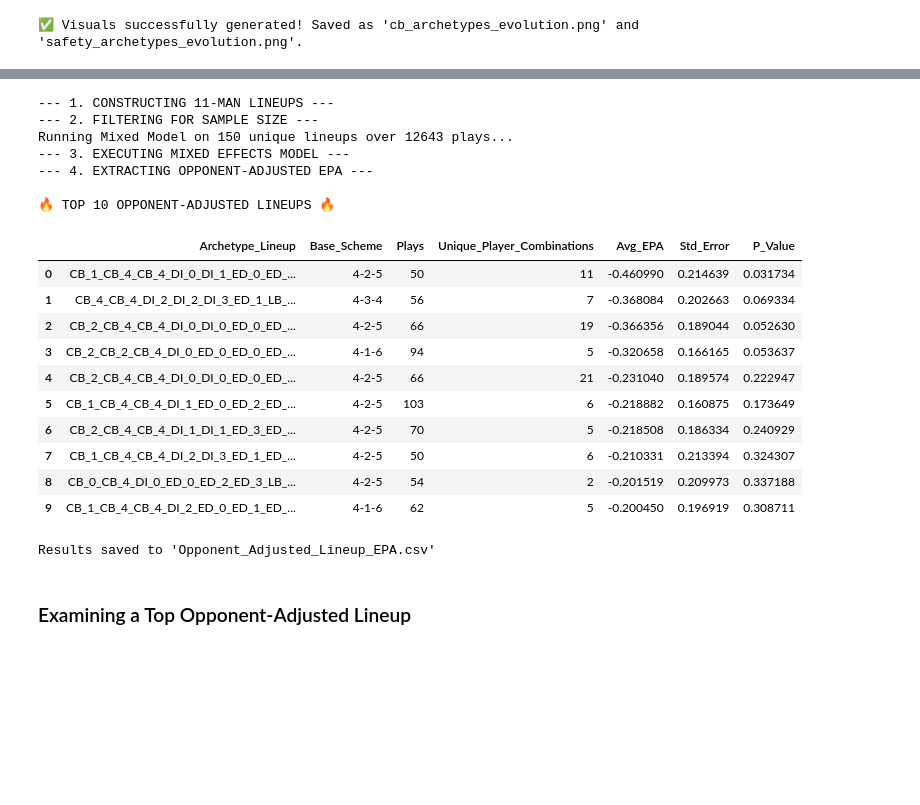
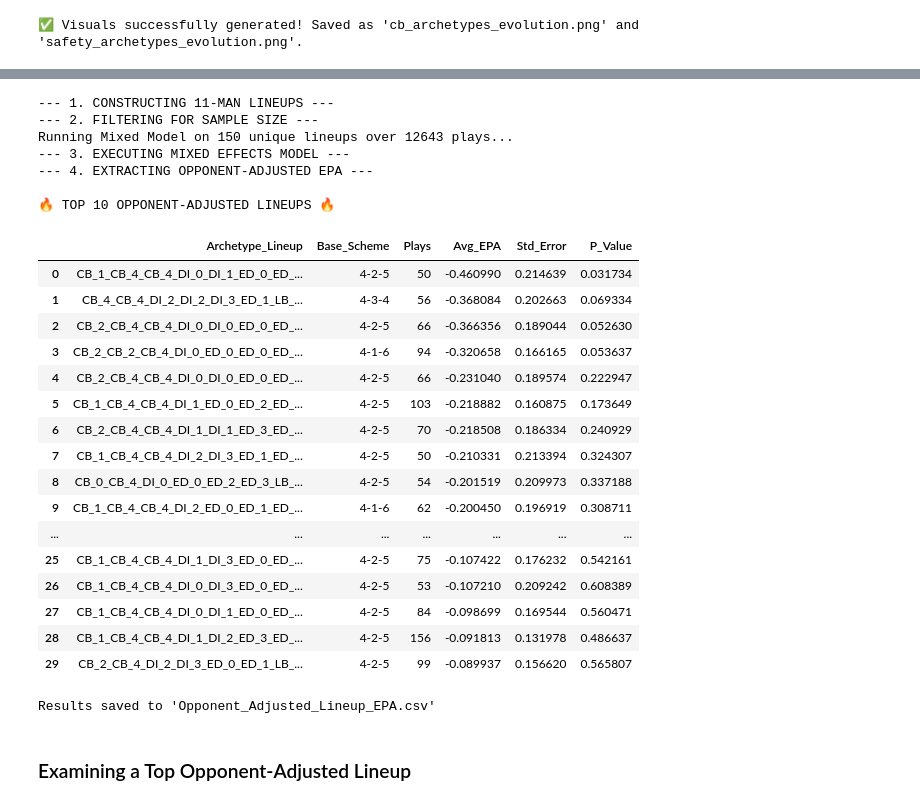
Before and after one commit to peyste/SMGT490Project, a Jupyter notebook: SMGT490_Capstone_GMM.ipynb, the cells around one changed output, grey strips where cells are left out. Saved outputs shown, nothing was run; the diff lists cells and outputs as text; code cells hidden in the pictures; blank space fills up the shorter version.

```diff
--- a/SMGT490_Capstone_GMM.ipynb
+++ b/SMGT490_Capstone_GMM.ipynb
@@ -614,49 +616,52 @@ lineup_scheme_mapping = lineup_df.merge(scheme_df, on=['game_id', 'play_id'], ho
 
 # 2. Drop duplicates to get a unique mapping from each lineup_id to its corresponding Base_Scheme
 lineup_scheme_mapping = lineup_scheme_mapping[['lineup_id', 'Base_Scheme']].drop_duplicates()
 
 # 3. Merge this mapping into results_for_display using 'Archetype_Lineup' as the join key
 results_for_display = results_for_display.merge(lineup_scheme_mapping, left_on='Archetype_Lineup', right_on='lineup_id', how='left')
 
 # Drop the redundant 'lineup_id' column if it was created during the merge
 if 'lineup_id' in results_for_display.columns:
     results_for_display = results_for_display.drop(columns=['lineup_id'])
 
-# Add the 'Unique_Player_Combinations' column by merging with the previously computed DataFrame
-results_for_display = results_for_display.merge(unique_player_combos_per_archetype, on='Archetype_Lineup', how='left')
-
-# Select and reorder columns for final display, including 'Base_Scheme' and 'Unique_Player_Combinations'
-final_display_columns = ['Archetype_Lineup', 'Base_Scheme', 'Plays', 'Unique_Player_Combinations', 'Avg_EPA', 'Std_Error', 'P_Value']
+# Select and reorder columns for final display
+final_display_columns = ['Archetype_Lineup', 'Base_Scheme', 'Plays', 'Avg_EPA', 'Std_Error', 'P_Value']
 results_for_display = results_for_display[final_display_columns]
 
 # Sort by Avg_EPA again to ensure the display shows the best lineups first
 results_for_display = results_for_display.sort_values(by='Avg_EPA', ascending=True)
 
 print("\n🔥 TOP 10 OPPONENT-ADJUSTED LINEUPS 🔥")
 display(results_for_display.head(30)) # Display the top 30 lineups for a comprehensive view
 
 # Save the output to a CSV file
 results_for_display.to_csv("Opponent_Adjusted_Lineup_EPA.csv")
 print("\nResults saved to 'Opponent_Adjusted_Lineup_EPA.csv'")
 # %% [output]
 --- 1. CONSTRUCTING 11-MAN LINEUPS ---
 --- 2. FILTERING FOR SAMPLE SIZE ---
 Running Mixed Model on 150 unique lineups over 12643 plays...
 --- 3. EXECUTING MIXED EFFECTS MODEL ---
 --- 4. EXTRACTING OPPONENT-ADJUSTED EPA ---
 
 🔥 TOP 10 OPPONENT-ADJUSTED LINEUPS 🔥
-|  | Archetype_Lineup | Base_Scheme | Plays | Unique_Player_Combinations | Avg_EPA | Std_Error | P_Value |
-| 0 | CB_1_CB_4_CB_4_DI_0_DI_1_ED_0_ED_... | 4-2-5 | 50 | 11 | -0.460990 | 0.214639 | 0.031734 |
-| 1 | CB_4_CB_4_DI_2_DI_2_DI_3_ED_1_LB_... | 4-3-4 | 56 | 7 | -0.368084 | 0.202663 | 0.069334 |
-| 2 | CB_2_CB_4_CB_4_DI_0_DI_0_ED_0_ED_... | 4-2-5 | 66 | 19 | -0.366356 | 0.189044 | 0.052630 |
-| 3 | CB_2_CB_2_CB_4_DI_0_ED_0_ED_0_ED_... | 4-1-6 | 94 | 5 | -0.320658 | 0.166165 | 0.053637 |
-| 4 | CB_2_CB_4_CB_4_DI_0_DI_0_ED_0_ED_... | 4-2-5 | 66 | 21 | -0.231040 | 0.189574 | 0.222947 |
-| 5 | CB_1_CB_4_CB_4_DI_1_ED_0_ED_2_ED_... | 4-2-5 | 103 | 6 | -0.218882 | 0.160875 | 0.173649 |
-| 6 | CB_2_CB_4_CB_4_DI_1_DI_1_ED_3_ED_... | 4-2-5 | 70 | 5 | -0.218508 | 0.186334 | 0.240929 |
-| 7 | CB_1_CB_4_CB_4_DI_2_DI_3_ED_1_ED_... | 4-2-5 | 50 | 6 | -0.210331 | 0.213394 | 0.324307 |
-| 8 | CB_0_CB_4_DI_0_ED_0_ED_2_ED_3_LB_... | 4-2-5 | 54 | 2 | -0.201519 | 0.209973 | 0.337188 |
-| 9 | CB_1_CB_4_CB_4_DI_2_ED_0_ED_1_ED_... | 4-1-6 | 62 | 5 | -0.200450 | 0.196919 | 0.308711 |
+|  | Archetype_Lineup | Base_Scheme | Plays | Avg_EPA | Std_Error | P_Value |
+| 0 | CB_1_CB_4_CB_4_DI_0_DI_1_ED_0_ED_... | 4-2-5 | 50 | -0.460990 | 0.214639 | 0.031734 |
+| 1 | CB_4_CB_4_DI_2_DI_2_DI_3_ED_1_LB_... | 4-3-4 | 56 | -0.368084 | 0.202663 | 0.069334 |
+| 2 | CB_2_CB_4_CB_4_DI_0_DI_0_ED_0_ED_... | 4-2-5 | 66 | -0.366356 | 0.189044 | 0.052630 |
+| 3 | CB_2_CB_2_CB_4_DI_0_ED_0_ED_0_ED_... | 4-1-6 | 94 | -0.320658 | 0.166165 | 0.053637 |
+| 4 | CB_2_CB_4_CB_4_DI_0_DI_0_ED_0_ED_... | 4-2-5 | 66 | -0.231040 | 0.189574 | 0.222947 |
+| 5 | CB_1_CB_4_CB_4_DI_1_ED_0_ED_2_ED_... | 4-2-5 | 103 | -0.218882 | 0.160875 | 0.173649 |
+| 6 | CB_2_CB_4_CB_4_DI_1_DI_1_ED_3_ED_... | 4-2-5 | 70 | -0.218508 | 0.186334 | 0.240929 |
+| 7 | CB_1_CB_4_CB_4_DI_2_DI_3_ED_1_ED_... | 4-2-5 | 50 | -0.210331 | 0.213394 | 0.324307 |
+| 8 | CB_0_CB_4_DI_0_ED_0_ED_2_ED_3_LB_... | 4-2-5 | 54 | -0.201519 | 0.209973 | 0.337188 |
+| 9 | CB_1_CB_4_CB_4_DI_2_ED_0_ED_1_ED_... | 4-1-6 | 62 | -0.200450 | 0.196919 | 0.308711 |
+| ... | ... | ... | ... | ... | ... | ... |
+| 25 | CB_1_CB_4_CB_4_DI_1_DI_3_ED_0_ED_... | 4-2-5 | 75 | -0.107422 | 0.176232 | 0.542161 |
+| 26 | CB_1_CB_4_CB_4_DI_0_DI_3_ED_0_ED_... | 4-2-5 | 53 | -0.107210 | 0.209242 | 0.608389 |
+| 27 | CB_1_CB_4_CB_4_DI_0_DI_1_ED_0_ED_... | 4-2-5 | 84 | -0.098699 | 0.169544 | 0.560471 |
+| 28 | CB_1_CB_4_CB_4_DI_1_DI_2_ED_3_ED_... | 4-2-5 | 156 | -0.091813 | 0.131978 | 0.486637 |
+| 29 | CB_2_CB_4_DI_2_DI_3_ED_0_ED_1_LB_... | 4-2-5 | 99 | -0.089937 | 0.156620 | 0.565807 |
 Results saved to 'Opponent_Adjusted_Lineup_EPA.csv'
 # %% [markdown]
 ### Examining a Top Opponent-Adjusted Lineup
```
Also changed, not shown: parts of 5 cells of this notebook.
